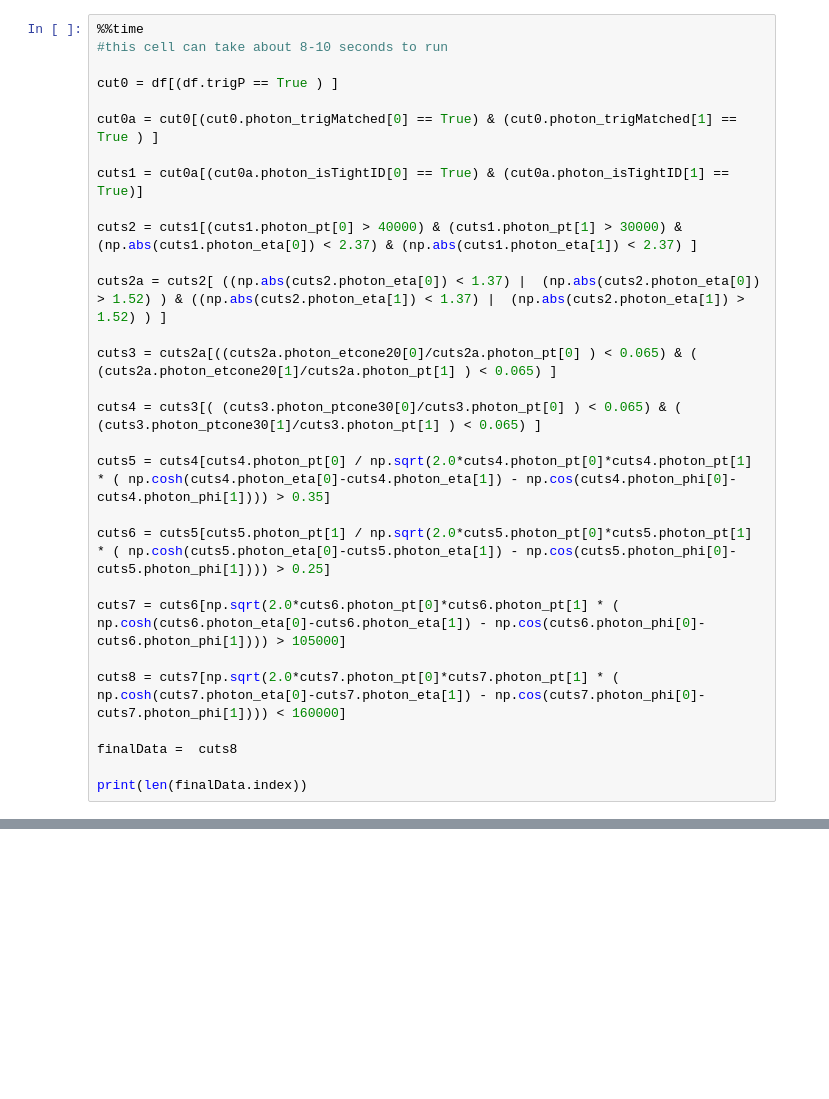
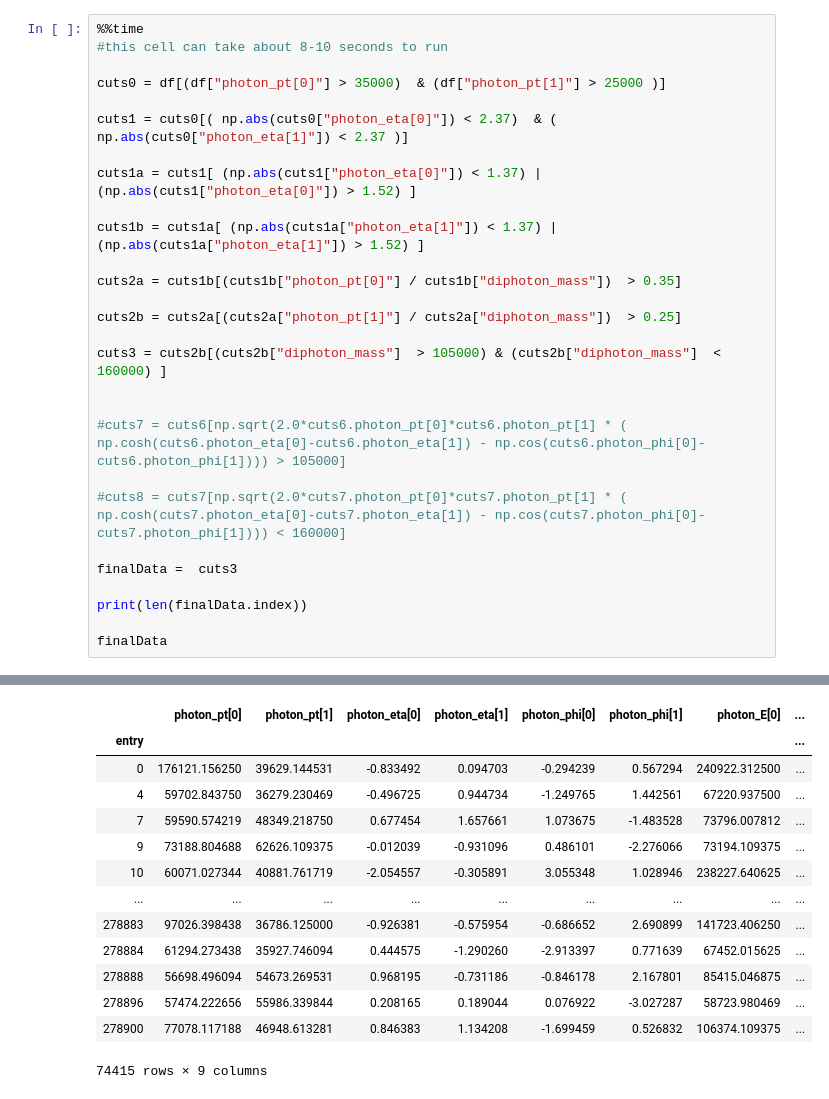
Before and after one commit to keaveney/UCT3rdYearLabATLASOpenData, a Jupyter notebook: Part2RediscoverTheHiggs.ipynb, the cells around one changed output, grey strips where cells are left out. Saved outputs shown, nothing was run; the diff lists cells and outputs as text; blank space fills up the shorter version.

```diff
--- a/Part2RediscoverTheHiggs.ipynb
+++ b/Part2RediscoverTheHiggs.ipynb
@@ -65,29 +22,28 @@ Wall time: 50.9 s
 %%time
 #this cell can take about 8-10 seconds to run
 
-cut0 = df[(df.trigP == True ) ]
+cuts0 = df[(df["photon_pt[0]"] > 35000)  & (df["photon_pt[1]"] > 25000 )]
 
-cut0a = cut0[(cut0.photon_trigMatched[0] == True) & (cut0.photon_trigMatched[1] == True ) ]
+cuts1 = cuts0[( np.abs(cuts0["photon_eta[0]"]) < 2.37)  & ( np.abs(cuts0["photon_eta[1]"]) < 2.37 )]
 
-cuts1 = cut0a[(cut0a.photon_isTightID[0] == True) & (cut0a.photon_isTightID[1] == True)]
+cuts1a = cuts1[ (np.abs(cuts1["photon_eta[0]"]) < 1.37) | (np.abs(cuts1["photon_eta[0]"]) > 1.52) ]
 
-cuts2 = cuts1[(cuts1.photon_pt[0] > 40000) & (cuts1.photon_pt[1] > 30000) & (np.abs(cuts1.photon_eta[0]) < 2.37) & (np.abs(cuts1.photon_eta[1]) < 2.37) ]
+cuts1b = cuts1a[ (np.abs(cuts1a["photon_eta[1]"]) < 1.37) | (np.abs(cuts1a["photon_eta[1]"]) > 1.52) ]
 
-cuts2a = cuts2[ ((np.abs(cuts2.photon_eta[0]) < 1.37) |  (np.abs(cuts2.photon_eta[0]) > 1.52) ) & ((np.abs(cuts2.photon_eta[1]) < 1.37) |  (np.abs(cuts2.photon_eta[1]) > 1.52) ) ]
+cuts2a = cuts1b[(cuts1b["photon_pt[0]"] / cuts1b["diphoton_mass"])  > 0.35]
 
-cuts3 = cuts2a[((cuts2a.photon_etcone20[0]/cuts2a.photon_pt[0] ) < 0.065) & ( (cuts2a.photon_etcone20[1]/cuts2a.photon_pt[1] ) < 0.065) ]
+cuts2b = cuts2a[(cuts2a["photon_pt[1]"] / cuts2a["diphoton_mass"])  > 0.25]
 
-cuts4 = cuts3[( (cuts3.photon_ptcone30[0]/cuts3.photon_pt[0] ) < 0.065) & (  (cuts3.photon_ptcone30[1]/cuts3.photon_pt[1] ) < 0.065) ]
+cuts3 = cuts2b[(cuts2b["diphoton_mass"]  > 105000) & (cuts2b["diphoton_mass"]  < 160000) ]
 
-cuts5 = cuts4[cuts4.photon_pt[0] / np.sqrt(2.0*cuts4.photon_pt[0]*cuts4.photon_pt[1] * ( np.cosh(cuts4.photon_eta[0]-cuts4.photon_eta[1]) - np.cos(cuts4.photon_phi[0]-cuts4.photon_phi[1]))) > 0.35]
 
-cuts6 = cuts5[cuts5.photon_pt[1] / np.sqrt(2.0*cuts5.photon_pt[0]*cuts5.photon_pt[1] * ( np.cosh(cuts5.photon_eta[0]-cuts5.photon_eta[1]) - np.cos(cuts5.photon_phi[0]-cuts5.photon_phi[1]))) > 0.25]
+#cuts7 = cuts6[np.sqrt(2.0*cuts6.photon_pt[0]*cuts6.photon_pt[1] * ( np.cosh(cuts6.photon_eta[0]-cuts6.photon_eta[1]) - np.cos(cuts6.photon_phi[0]-cuts6.photon_phi[1]))) > 105000]
 
-cuts7 = cuts6[np.sqrt(2.0*cuts6.photon_pt[0]*cuts6.photon_pt[1] * ( np.cosh(cuts6.photon_eta[0]-cuts6.photon_eta[1]) - np.cos(cuts6.photon_phi[0]-cuts6.photon_phi[1]))) > 105000]
+#cuts8 = cuts7[np.sqrt(2.0*cuts7.photon_pt[0]*cuts7.photon_pt[1] * ( np.cosh(cuts7.photon_eta[0]-cuts7.photon_eta[1]) - np.cos(cuts7.photon_phi[0]-cuts7.photon_phi[1]))) < 160000]
 
-cuts8 = cuts7[np.sqrt(2.0*cuts7.photon_pt[0]*cuts7.photon_pt[1] * ( np.cosh(cuts7.photon_eta[0]-cuts7.photon_eta[1]) - np.cos(cuts7.photon_phi[0]-cuts7.photon_phi[1]))) < 160000]
-
-finalData =  cuts8
+finalData =  cuts3
 
 print(len(finalData.index))
+
+finalData
 # %% [output]
@@ -97,2 +53,16 @@ Wall time: 18 s
+|  | photon_pt[0] | photon_pt[1] | photon_eta[0] | photon_eta[1] | photon_phi[0] | photon_phi[1] | photon_E[0] | ... |
+| entry |  |  |  |  |  |  |  | ... |
+| 0 | 176121.156250 | 39629.144531 | -0.833492 | 0.094703 | -0.294239 | 0.567294 | 240922.312500 | ... |
+| 4 | 59702.843750 | 36279.230469 | -0.496725 | 0.944734 | -1.249765 | 1.442561 | 67220.937500 | ... |
+| 7 | 59590.574219 | 48349.218750 | 0.677454 | 1.657661 | 1.073675 | -1.483528 | 73796.007812 | ... |
+| 9 | 73188.804688 | 62626.109375 | -0.012039 | -0.931096 | 0.486101 | -2.276066 | 73194.109375 | ... |
+| 10 | 60071.027344 | 40881.761719 | -2.054557 | -0.305891 | 3.055348 | 1.028946 | 238227.640625 | ... |
+| ... | ... | ... | ... | ... | ... | ... | ... | ... |
+| 278883 | 97026.398438 | 36786.125000 | -0.926381 | -0.575954 | -0.686652 | 2.690899 | 141723.406250 | ... |
+| 278884 | 61294.273438 | 35927.746094 | 0.444575 | -1.290260 | -2.913397 | 0.771639 | 67452.015625 | ... |
+| 278888 | 56698.496094 | 54673.269531 | 0.968195 | -0.731186 | -0.846178 | 2.167801 | 85415.046875 | ... |
+| 278896 | 57474.222656 | 55986.339844 | 0.208165 | 0.189044 | 0.076922 | -3.027287 | 58723.980469 | ... |
+| 278900 | 77078.117188 | 46948.613281 | 0.846383 | 1.134208 | -1.699459 | 0.526832 | 106374.109375 | ... |
+74415 rows × 9 columns
 # %%
 %%time
```
Also changed, not shown: parts of 8 cells of this notebook, 1 other file.
